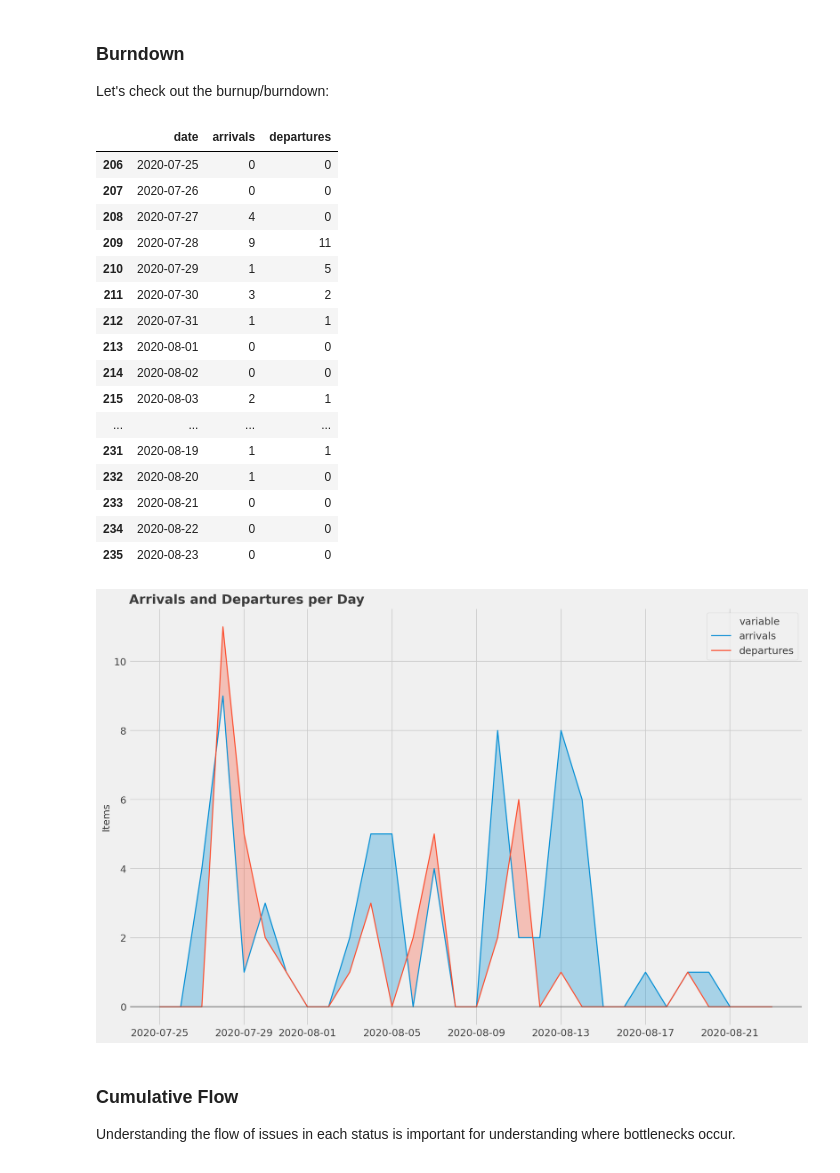
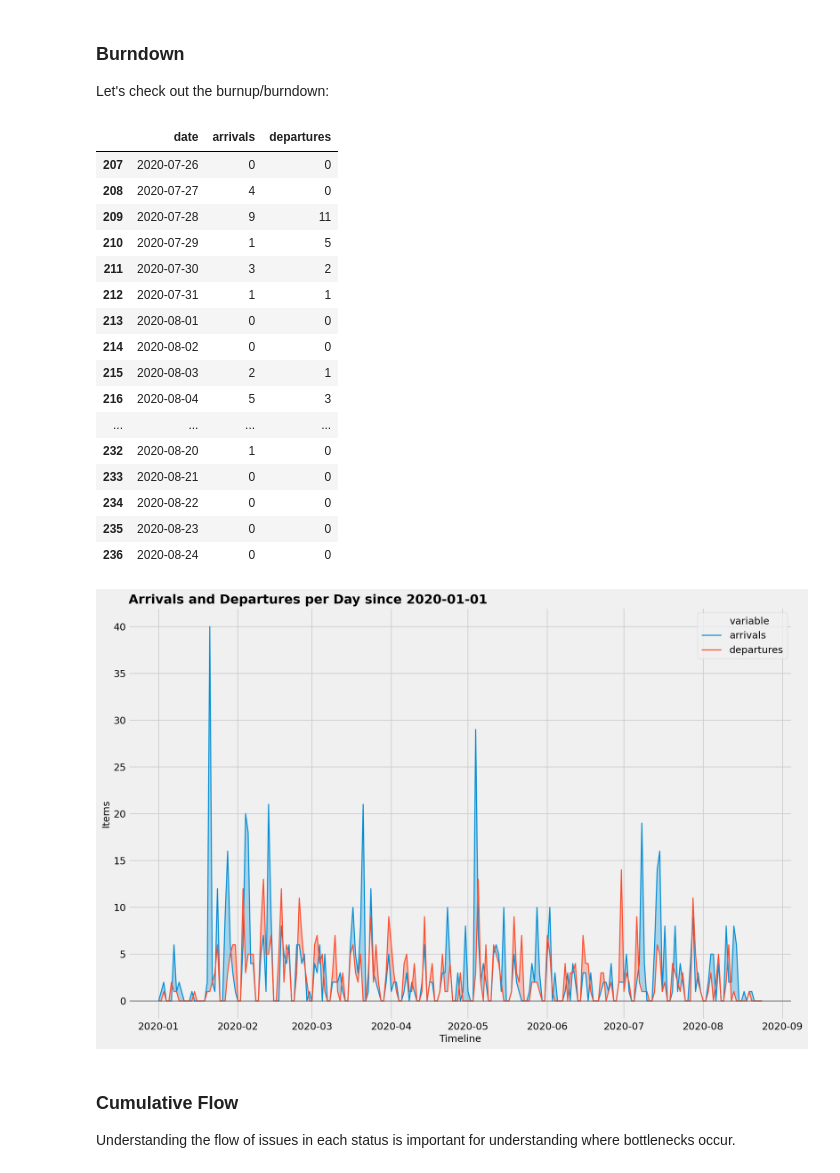
Before and after one commit to jsherer/kanban-metrics, a Jupyter notebook: kanban.ipynb, the cells around one changed output. Cells and saved outputs as stored; diff of their text form; code cells hidden in the pictures.

```diff
--- a/kanban.ipynb
+++ b/kanban.ipynb
@@ -23,14 +23,24 @@ import collections
 import lifelines
 import matplotlib
 import matplotlib.pyplot
+import numpy
 import pandas
 import seaborn
 
-import util
-util.prep_libs()
+from pandas.plotting import register_matplotlib_converters
+register_matplotlib_converters()
+
+darkgrey = '#3A3A3A'
+lightgrey = '#414141'
+
+matplotlib.pyplot.style.use('fivethirtyeight')
+matplotlib.pyplot.rcParams['axes.labelsize'] = 14
+matplotlib.pyplot.rcParams['lines.linewidth'] = 1.5
 # %%
+data_file = 'data2.csv'
+
 data = pandas.read_csv(
-    'data2.csv', parse_dates=['status_change_date', 'issue_created_date'])
+    data_file, parse_dates=['status_change_date', 'issue_created_date'])
 
 # let's check to make sure the data is loaded
 data = data.sort_values(['issue_id', 'status_change_date'])
@@ -315,12 +333,11 @@ while start <= end:
     start += pandas.Timedelta(days=1)
 
 wip_data = pandas.DataFrame(wip_data, columns=['date', 'arrivals', 'departures'])
-wip_data = wip_data.tail(30)
+wip_data = wip_data#.tail(30)
 
 wip_data.tail(30)
 # %% [output]
 |  | date | arrivals | departures |
-| 206 | 2020-07-25 | 0 | 0 |
 | 207 | 2020-07-26 | 0 | 0 |
 | 208 | 2020-07-27 | 4 | 0 |
 | 209 | 2020-07-28 | 9 | 11 |
@@ -330,33 +347,34 @@ wip_data.tail(30)
 | 213 | 2020-08-01 | 0 | 0 |
 | 214 | 2020-08-02 | 0 | 0 |
 | 215 | 2020-08-03 | 2 | 1 |
+| 216 | 2020-08-04 | 5 | 3 |
 | ... | ... | ... | ... |
-| 231 | 2020-08-19 | 1 | 1 |
 | 232 | 2020-08-20 | 1 | 0 |
 | 233 | 2020-08-21 | 0 | 0 |
 | 234 | 2020-08-22 | 0 | 0 |
 | 235 | 2020-08-23 | 0 | 0 |
+| 236 | 2020-08-24 | 0 | 0 |
 # %%
 matplotlib.pyplot.figure(dpi=150, figsize=(15,10))
 
 ax = seaborn.lineplot(x='date', y='value', hue='variable', data=pandas.melt(wip_data[['date', 'arrivals', 'departures']], ['date']))
 
 x = wip_data['date']
 y1 = wip_data['arrivals']
 y2 = wip_data['departures']
 
 ax.fill_between(x, y1, y2, where=(y1 > y2), color='C0', alpha=0.3,
                  interpolate=True)
 
 ax.fill_between(x, y1, y2, where=(y1 <= y2), color='C1', alpha=0.3,
                  interpolate=True)
 
-ax.set_title("Arrivals and Departures per Day", loc='left', fontdict={
+ax.set_title(f"Arrivals and Departures per Day since {wip_data['date'].min().strftime('%Y-%m-%d')}", loc='left', fontdict={
              'fontsize': 18, 'fontweight': 'semibold'})
 
-ax.set_xlabel('')
+ax.set_xlabel('Timeline')
 ax.set_ylabel('Items')
 
-ax.axhline(y=0, color=util.lightgrey, alpha=.5);
+ax.axhline(y=0, color=lightgrey, alpha=.5);
 # %% [output]
-[figure, old version]
+[figure, new version]
```
Also changed, not shown: parts of 23 cells of this notebook.
